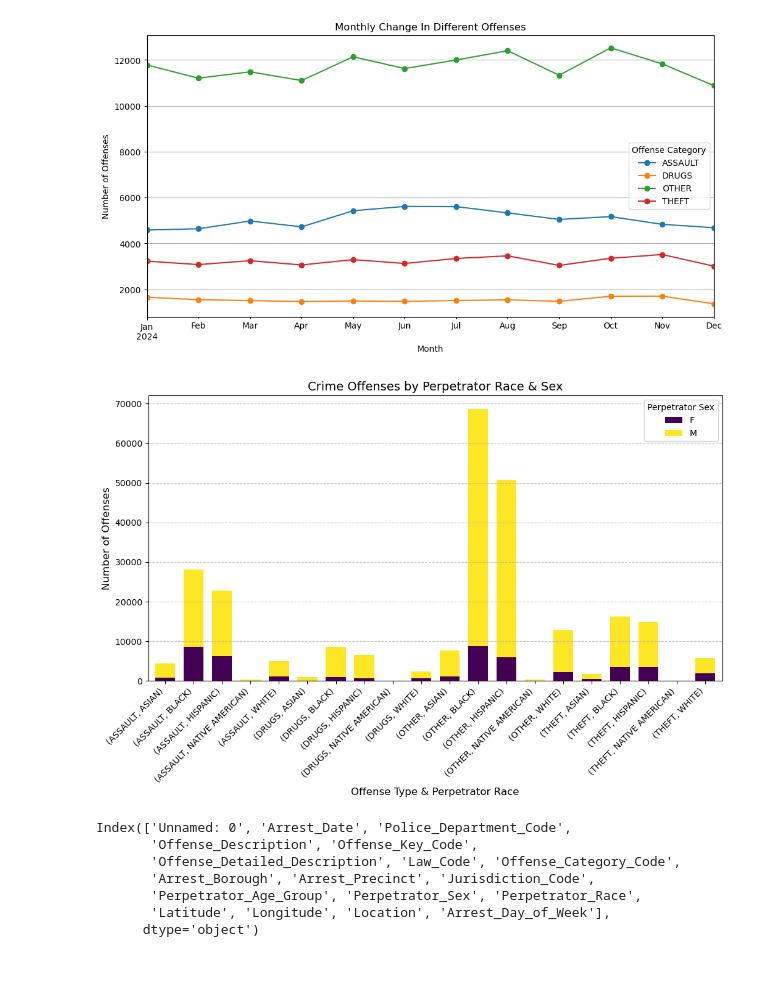
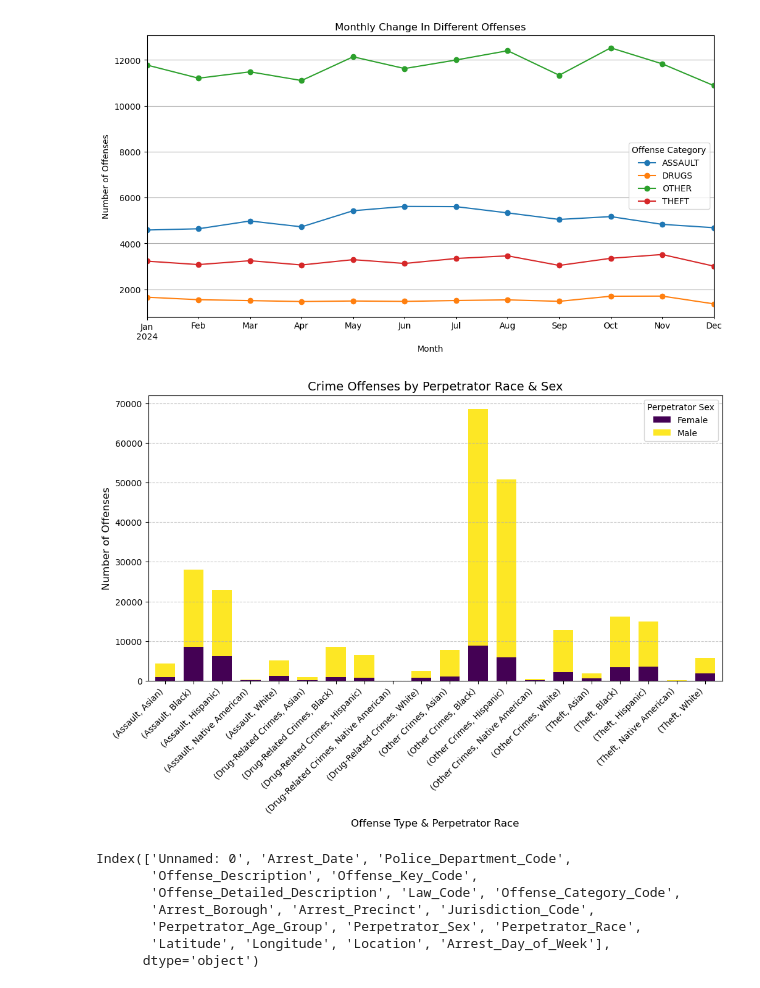
Before and after one commit to abhinna1/CSE4-587-Data-Intensive-Computing, a Jupyter notebook: src/EDA.ipynb, the cells around one changed output. Drawn from its saved outputs; the diff is of its cells as text; code cells hidden in the pictures.

```diff
--- a/src/EDA.ipynb
+++ b/src/EDA.ipynb
@@ -232,12 +232,7 @@ plt.grid(True)
 <Figure size 1200x600 with 0 Axes>
 [figure]
 # %%
-#NEEDS TO BE CHANGED!!!!!!!
-
-
-#bar graph for crimes committed by perpetrator race and sex
-
-
+"""bar graph for crimes committed by perpetrator race and sex"""
 
 offense_labels = {
     'OTHER': 'Other Crimes',
@@ -249,39 +244,46 @@ offense_labels = {
 race_labels = {
     'BLACK': 'Black',
     'WHITE': 'White',
     'HISPANIC': 'Hispanic',
     'UNKNOWN': 'Unknown',
     'ASIAN': 'Asian',
     'NATIVE AMERICAN': 'Native American'
 }
 
 gender_labels = {
     'M': 'Male',
     'F': 'Female'
 }
 
-mapped_df = nypd_arrest.copy()
-# mapped_df['Offense_Detailed_Description'] = mapped_df['Offense_Detailed_Description'].map(offense_labels)
-# mapped_df['Perpetrator_Race'] = mapped_df['Perpetrator_Race'].map(race_labels)
-# mapped_df['Perpetrator_Sex'] = mapped_df['Perpetrator_Sex'].map(gender_labels)
+df_copy = nypd_arrest.copy()
 
-grouped_df = mapped_df.groupby(['Offense_Detailed_Description', 'Perpetrator_Race', 'Perpetrator_Sex']).size().reset_index(name='Count')
+# Apply label mappings.
+df_copy['Offense_Detailed_Description'] = df_copy['Offense_Detailed_Description'].map(offense_labels)
+df_copy['Perpetrator_Race'] = df_copy['Perpetrator_Race'].map(race_labels)
+df_copy['Perpetrator_Sex'] = df_copy['Perpetrator_Sex'].map(gender_labels)
+
+grouped_df = df_copy.groupby(
+    [
+        'Offense_Detailed_Description',
+         'Perpetrator_Race', 'Perpetrator_Sex'
+    ]
+).size().reset_index(name='Count')
 
 pivot_df = grouped_df.pivot_table(index=['Offense_Detailed_Description', 'Perpetrator_Race'], columns='Perpetrator_Sex', values='Count', fill_value=0)
 
 pivot_df.plot(kind='bar', stacked=True, figsize=(12, 6), width=0.7, colormap='viridis')
 
 # Add labels
 plt.title('Crime Offenses by Perpetrator Race & Sex', fontsize=14)
 plt.xlabel('Offense Type & Perpetrator Race', fontsize=12)
 plt.ylabel('Number of Offenses', fontsize=12)
 plt.xticks(rotation=45, ha='right', fontsize=10)
 plt.legend(title="Perpetrator Sex", fontsize=10)
 plt.grid(axis='y', linestyle='--', alpha=0.7)
 
 plt.show()
 # %% [output]
-[figure, old version]
+[figure, new version]
 # %%
 nypd_arrest.columns
 # %% [output]
```
Also changed, not shown: parts of 2 cells of this notebook, 3 other files.
